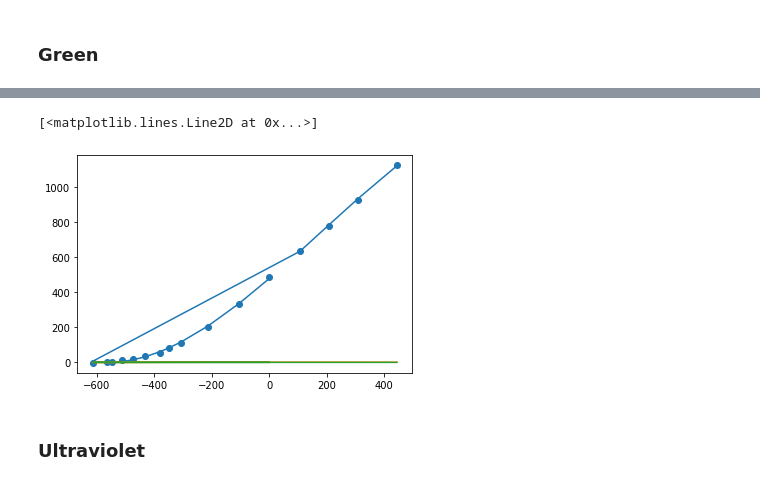
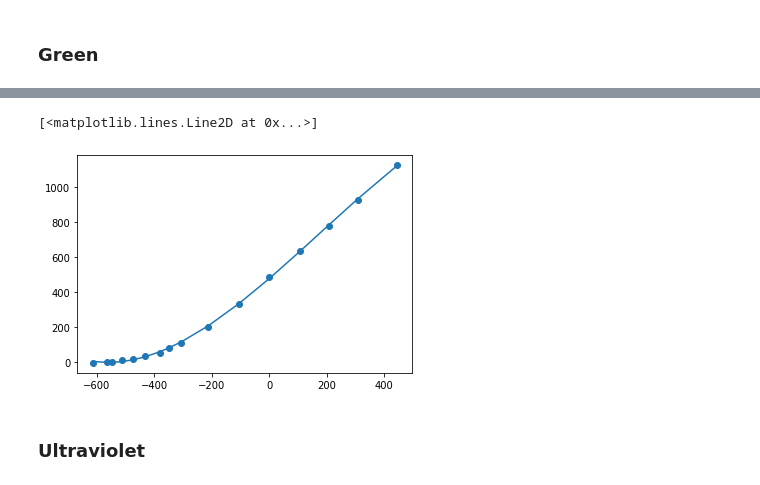
Before and after one commit to AyushmaanAggarwal/Physics-5CL, a Jupyter notebook: Lab 04/In Lab Calculations.ipynb, the cells around one changed output, grey strips where cells are left out. Drawn from its saved outputs; the diff is of its cells as text; code cells hidden in the pictures.

```diff
--- a/Lab 04/In Lab Calculations.ipynb
+++ b/Lab 04/In Lab Calculations.ipynb
@@ -193,4 +193,7 @@ Calculate the planks constant: -6.1186306243450865e-34
 # Data Collection
 Voltage = [0, -106, -213, -306,-348,-382, -432, -475, -514, -548, -565, -615, 107, 206, 309, 444]
 Current = [488, 336, 202,  112,  80,  56,   34,   18,   14,    5,    0, -3, 637, 781, 928, 1125]
+Voltage = np.array(Voltage)
+Current = np.array(Current)
+order   = np.argsort(Voltage)
 assert len(Voltage) == len(Current)
@@ -201,8 +224,9 @@ array([-9.17843509e-07,  4.85892139e-04,  1.41466373e+00,  4.78461761e+02])
 # %%
 const = np.polyfit(Voltage, Current, 3)
-y = np.polyval(const, Voltage)
 p = np.poly1d(const)
 p_der1 = p.deriv()
+p_der2 = p.deriv().deriv()
+#y = np.polyval(const, Voltage)
+y  = p(Voltage)
 y2 = p_der1(Voltage)
-p_der2 = p.deriv().deriv()
 y3 = p_der2(Voltage)
@@ -209,11 +243,9 @@ y3 = p_der2(Voltage)
 # %%
 plt.scatter(Voltage, Current)
-plt.plot(Voltage, y)
-plt.plot(Voltage, y2)
-plt.plot(Voltage, y3)
+plt.plot(Voltage[order], y[order])
 # %% [output]
 [<matplotlib.lines.Line2D at 0x...>]
-[figure, old version]
+[figure, new version]
 # %% [markdown]
 ### Ultraviolet
 # %%
```
Also changed, not shown: parts of 8 cells of this notebook, 2 other files.
